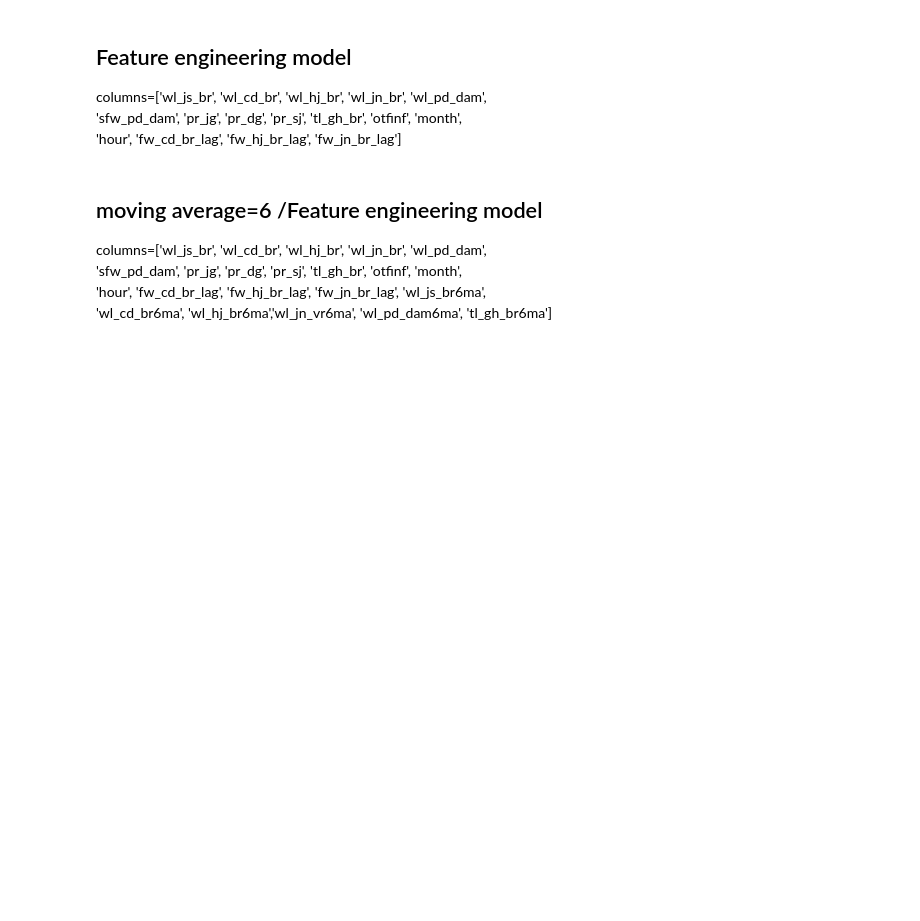
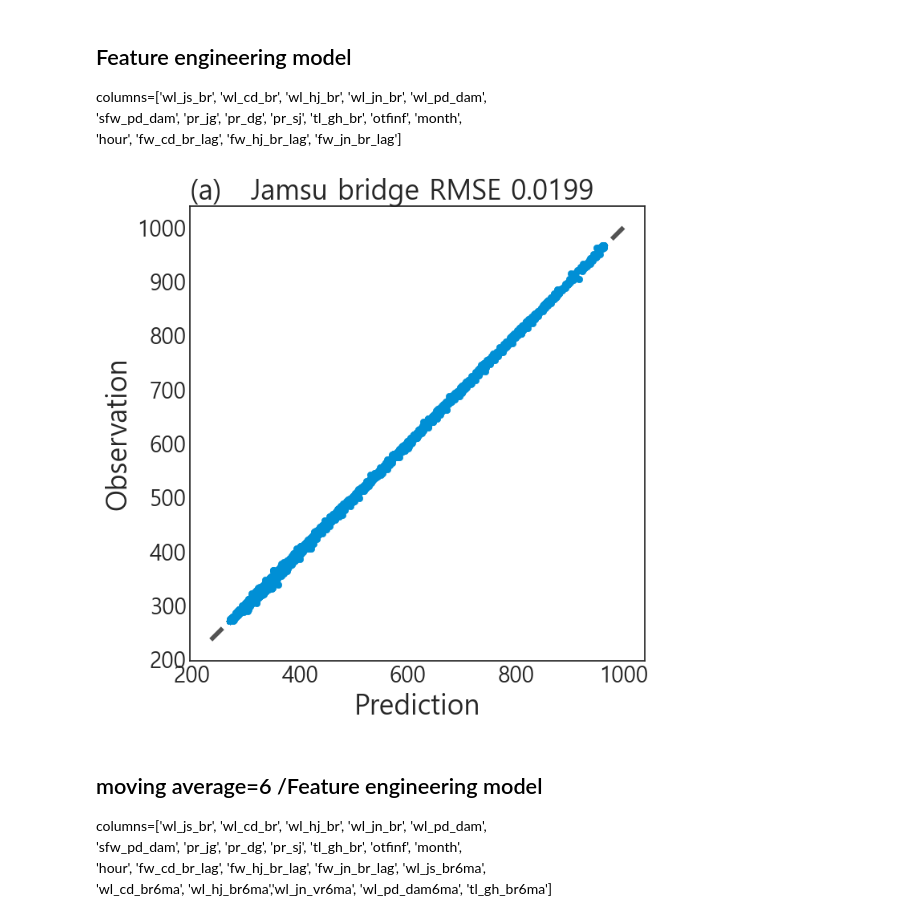
Before and after one commit to Bae-ChangHyun/Waterlevel-predict, a Jupyter notebook: code/수위 예측.ipynb, the cells around one changed output. Saved outputs shown, nothing was run; the diff lists cells and outputs as text; code cells hidden in the pictures; blank space fills up the shorter version.

```diff
--- a/code/수위 예측.ipynb
+++ b/code/수위 예측.ipynb
@@ -125,10 +126,10 @@ def metric(y_true, y_pred):
     return rmse,nse,r2
 # %%
 # 선행시간, 이동평균, 윈도우에 맞게 데이터셋을 제공
-def load_dataset(leadtime,moving_average,version):
+def load_dataset2(leadtime,moving_average,version):
 
     # 이동평균을 적용할 feature들
-    select_features=['wl_js_br','wl_cd_br','wl_hj_br','wl_jn_br','wl_pd_dam','tl_gh_br']
+    select_features=['cd_br','hj_br','jn_br','tl_gh_br','flow','water']
     # feature engineering 할 유량들.
     fe_list=['cd_br','hj_br','jn_br']
 
@@ -136,6 +137,7 @@ def load_dataset(leadtime,moving_average,version):
     x.reset_index(drop=True,inplace=True)
     x=x.set_index('ymdhm')
     x.index=pd.to_datetime(x.index)
+
 
     # 선행시간을 적용하기 위해 타겟을미뤄줌
     y=x['target'].shift(-leadtime)
@@ -147,20 +149,38 @@ def load_dataset(leadtime,moving_average,version):
     # feature engineering 함(유량정보있고, 팔당댐도 엔지니어링)
     if(version==1):
         # feature engineering한 버전
-        x['otfinf']=x['tototf_pd_dam']-x['inf_pd_dam']
-        x.drop([ 'inf_pd_dam','ecpc_pd_dam', 'tototf_pd_dam'],axis=1,inplace=True)
+        # x['otfinf']=x['tototf_pd_dam']-x['inf_pd_dam']
+        x.drop([ 'ecpc_pd_dam'],axis=1,inplace=True)
 
         # 월과 시간에 대한 feature도 추가해줌
         x['month'],x['hour']=x.index.month,x.index.hour
 
         #! 유량 컬럼의 상관관계가 높아,
         #! 이전시간과의 유량차이 column을 추가
+
+        flow = PCA(n_components=1)
+        flow.fit(x[['tototf_pd_dam','inf_pd_dam']])
+        transformed_data = flow.transform(x[['tototf_pd_dam','inf_pd_dam']])  # 변환된 데이터
+        x['flow']=transformed_data
+
+        water = PCA(n_components=1)
+        water.fit(x[['sfw_pd_dam','wl_pd_dam']])
+        transformed_data = water.transform(x[['sfw_pd_dam','wl_pd_dam']])  # 변환된 데이터
+        x['water']=transformed_data
+
+        x.drop(['tototf_pd_dam','inf_pd_dam','sfw_pd_dam','wl_pd_dam'],axis=1,inplace=True)
+
+        fe_list=['cd_br','hj_br','jn_br']
         for i in fe_list:
-            name1='fw_'+i
-            name2='fw_'+i+'_lag'
-
-            x[name2]= x[name1] - x[name1].shift(1)
-            x.drop(name1,axis=1,inplace=True)
+            v_name = f"{i}_pca"  # 동적으로 생성할 변수명
+            f_name,w_name = "fw_"+i, 'wl_'+i
+            tmp=x[[f_name,w_name]]
+            globals()[v_name] = PCA(n_components=1)  # 변수 생성
+            globals()[v_name].fit(tmp)  # PCA 수행
+            transformed_data = globals()[v_name].transform(tmp)  # 변환된 데이터
+            x[i]=transformed_data
+            x.drop([f_name,w_name],axis=1,inplace=True)
+            if(moving_average<1): x.drop([w_name],axis=1,inplace=True)
 
 
     # 이동평균을 적용
@@ -168,6 +188,7 @@ def load_dataset(leadtime,moving_average,version):
         for i in range(len(select_features)):
             coln=select_features[i]+str(moving_average)+'ma'
             x[coln] = x[select_features[i]].rolling(window=moving_average).mean()
+            if(i<4):x.drop(select_features[i],axis=1,inplace=True)
 
     # train과 test를 다시 분리
     idx = x.index.get_loc('2022-06-21 00:00:00')
@@ -511,23 +666,25 @@ columns=['wl_js_br', 'wl_cd_br', 'wl_hj_br', 'wl_jn_br', 'wl_pd_dam', <br>
        'sfw_pd_dam', 'pr_jg', 'pr_dg', 'pr_sj', 'tl_gh_br', 'otfinf', 'month', <br>
        'hour', 'fw_cd_br_lag', 'fw_hj_br_lag', 'fw_jn_br_lag'] <br>
 # %%
-filepath='../result/model/'
+filepath='../result/new_model/'
 if(check(filepath)==0): # 해당경로에 없을 때
-    base_set=load_dataset(1,0,1)
+    base_set=load_dataset2(1,0,1)
     base_set[0].columns
     model = RandomForestRegressor(random_state=624,n_jobs=-1)
     pred=model.fit(base_set[0], base_set[2])
     pred=model.predict(base_set[1])
     pred=pd.DataFrame(pred,columns=['wl_jamsu'])
     pred=pred[:-1]
     pred.to_csv(f"{filepath}preds.csv",index=False)
     #joblib.dump(model, f"{filepath}wl_jamsu.pkl")
     fig=scatter_plot(answer,pred)
-    fig.savefig(f"image/엔지니어pred", transparent = True,dpi=300, bbox_inches='tight')
+    #fig.savefig(f"image/엔지니어pred", transparent = True,dpi=300, bbox_inches='tight')
 else:
     pred=pd.read_csv(f"{filepath}preds.csv")
     model_scores.append(metric(answer,pred)[0])
     fig=scatter_plot(answer,pred)
+# %% [output]
+[figure, added]
 # %% [markdown]
 ## moving average=6 /Feature engineering model
 
```
Also changed, not shown: parts of 7 cells of this notebook.
